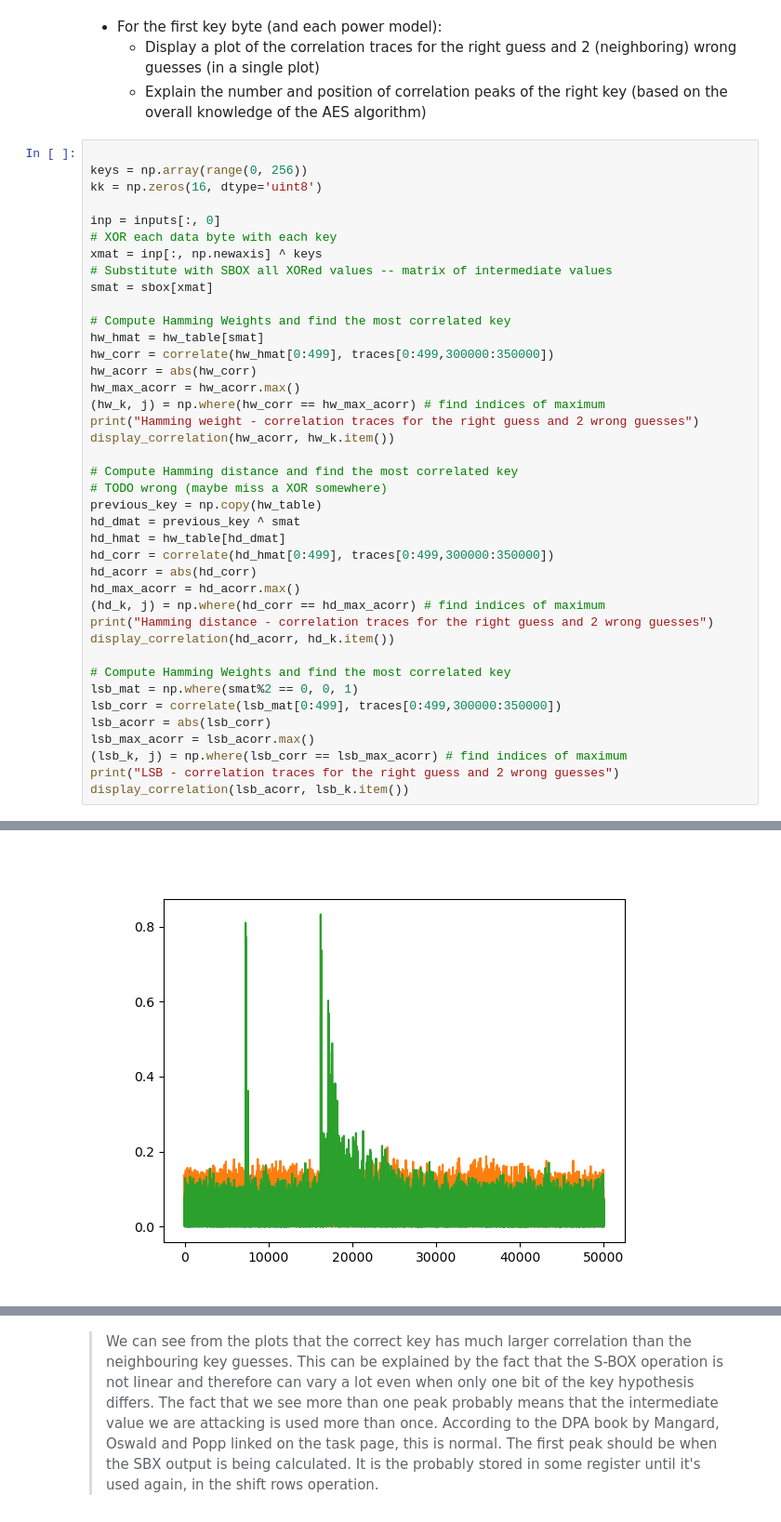
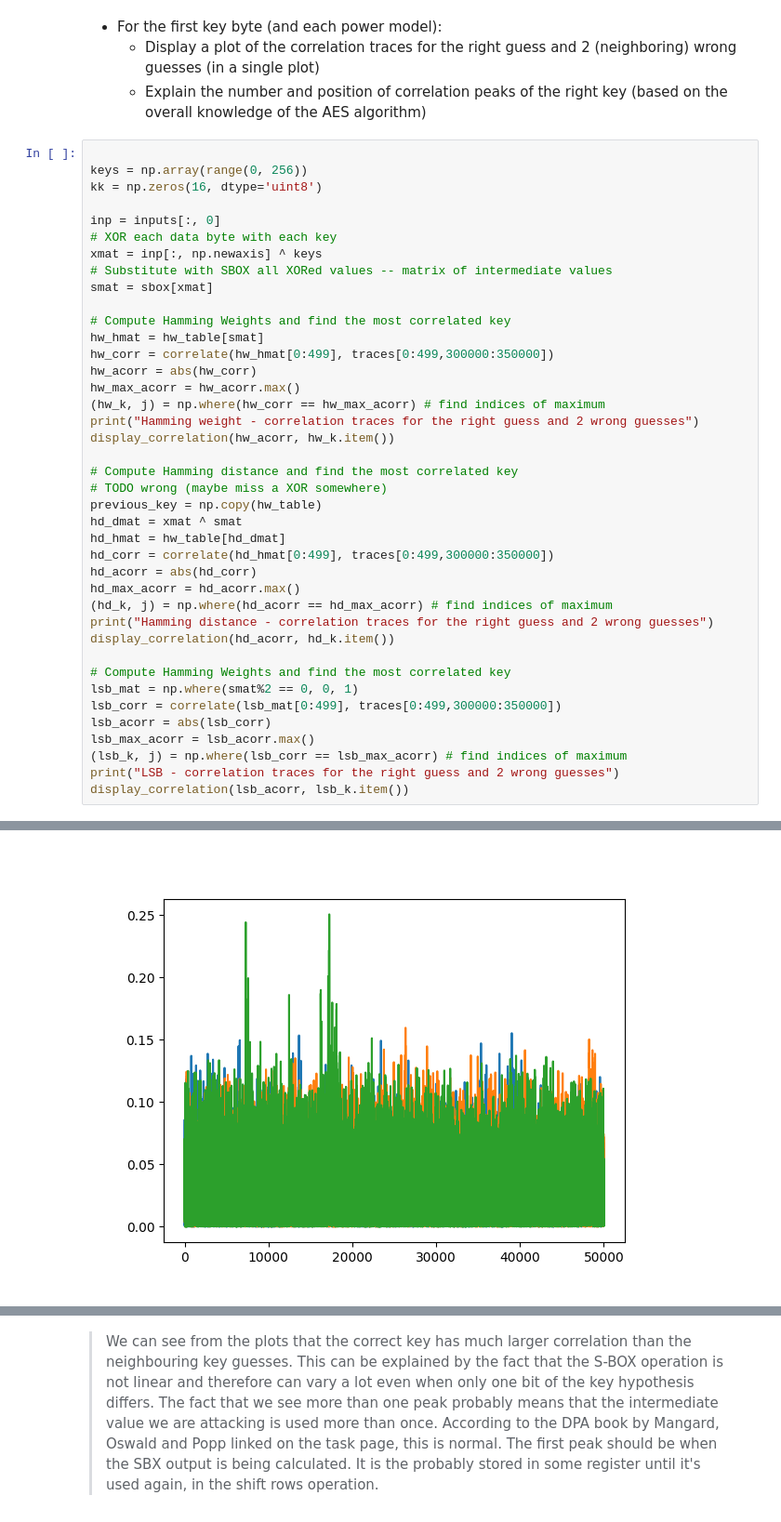
Before and after one commit to CyrilleStr/hardware-security, a Jupyter notebook: task2/task2.ipynb, the cells around one changed output, grey strips where cells are left out. Shown at 93% size. Cells and saved outputs as stored; diff of their text form.

```diff
--- a/task2/task2.ipynb
+++ b/task2/task2.ipynb
@@ -380,36 +380,36 @@ smat = sbox[xmat]
 hw_hmat = hw_table[smat]
 hw_corr = correlate(hw_hmat[0:499], traces[0:499,300000:350000])
 hw_acorr = abs(hw_corr)
 hw_max_acorr = hw_acorr.max()
 (hw_k, j) = np.where(hw_corr == hw_max_acorr) # find indices of maximum
 print("Hamming weight - correlation traces for the right guess and 2 wrong guesses")
 display_correlation(hw_acorr, hw_k.item())
 
 # Compute Hamming distance and find the most correlated key
 # TODO wrong (maybe miss a XOR somewhere)
 previous_key = np.copy(hw_table)
-hd_dmat = previous_key ^ smat
+hd_dmat = xmat ^ smat
 hd_hmat = hw_table[hd_dmat]
 hd_corr = correlate(hd_hmat[0:499], traces[0:499,300000:350000])
 hd_acorr = abs(hd_corr)
 hd_max_acorr = hd_acorr.max()
-(hd_k, j) = np.where(hd_corr == hd_max_acorr) # find indices of maximum
+(hd_k, j) = np.where(hd_acorr == hd_max_acorr) # find indices of maximum
 print("Hamming distance - correlation traces for the right guess and 2 wrong guesses")
 display_correlation(hd_acorr, hd_k.item())
 
 # Compute Hamming Weights and find the most correlated key
 lsb_mat = np.where(smat%2 == 0, 0, 1)
 lsb_corr = correlate(lsb_mat[0:499], traces[0:499,300000:350000])
 lsb_acorr = abs(lsb_corr)
 lsb_max_acorr = lsb_acorr.max()
 (lsb_k, j) = np.where(lsb_corr == lsb_max_acorr) # find indices of maximum
 print("LSB - correlation traces for the right guess and 2 wrong guesses")
 display_correlation(lsb_acorr, lsb_k.item())
 # %% [output]
 Hamming weight - correlation traces for the right guess and 2 wrong guesses
 [figure]
 Hamming distance - correlation traces for the right guess and 2 wrong guesses
-[figure, old version]
+[figure, new version]
 LSB - correlation traces for the right guess and 2 wrong guesses
 [figure]
 # %% [markdown]
```
Also changed, not shown: parts of 2 cells of this notebook.
